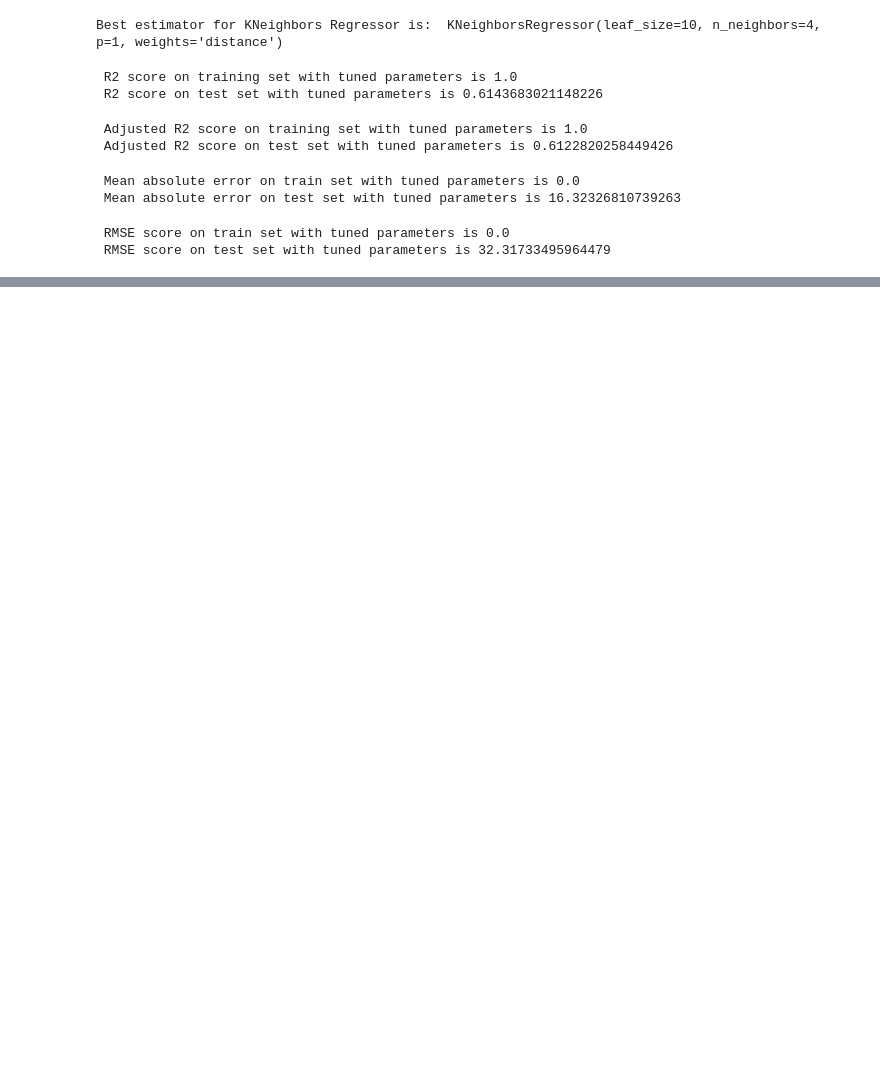
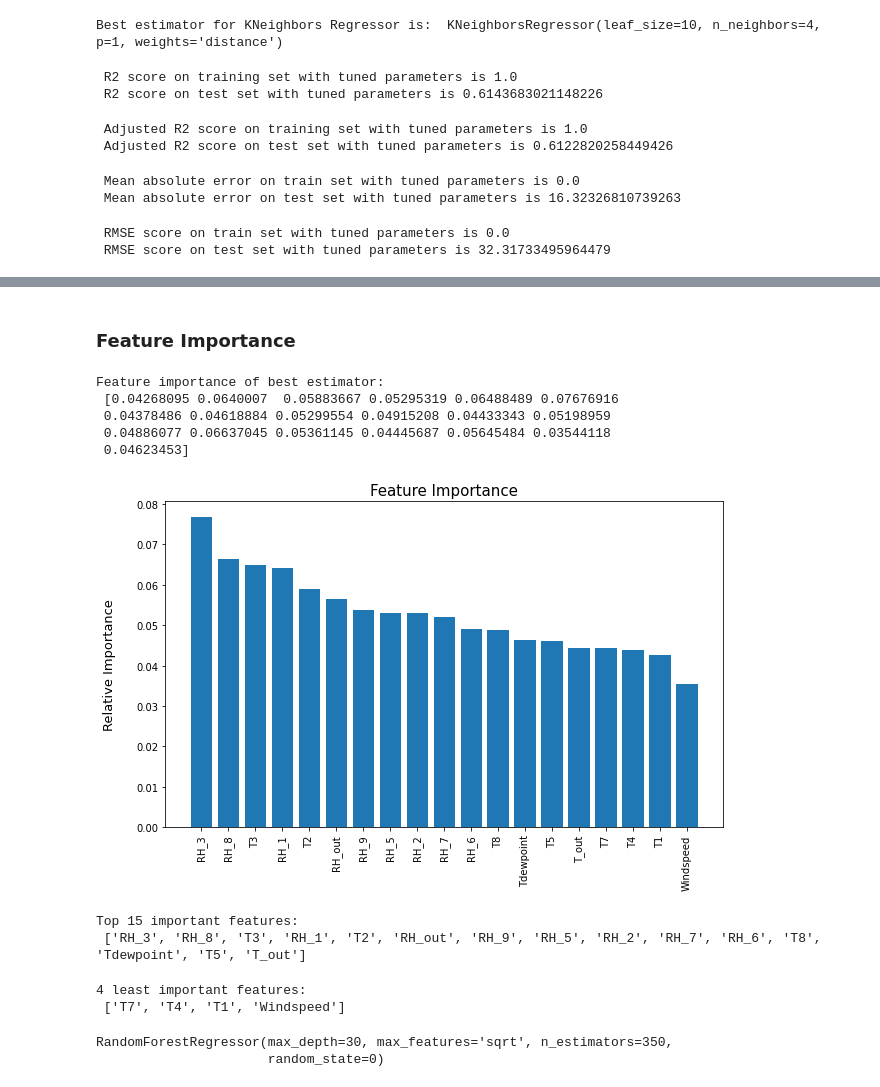
Before and after one commit to Akshadanair/Appliances-Energy-Prediction, a Jupyter notebook: Appliances_Energy_Prediction.ipynb, the cells around one changed output, grey strips where cells are left out. Cells and saved outputs as stored; diff of their text form; code cells hidden in the pictures; blank space fills up the shorter version.

```diff
--- a/Appliances_Energy_Prediction.ipynb
+++ b/Appliances_Energy_Prediction.ipynb
@@ -1008,0 +1012,12 @@ Inference:
+# %%
+rfr = RandomForestRegressor(random_state = 0)
+
+#Parameter Grid
+param_grid_rfr = {'n_estimators' : [200, 250, 300, 350],
+                  'max_depth' : [30, 50, 80, 100],
+                  'max_features' : ['auto', 'sqrt', 'log2']
+                  }
+
+#Instantiate the grid search model
+rfr_cv = GridSearchCV(estimator = rfr, param_grid = param_grid_rfr, cv = 5, n_jobs = -1)
+rfr_cv.fit(X_train, y_train)
@@ -1008,0 +1090,51 @@ Inference:
+# %% [markdown]
+### **Feature Importance**
+# %%
+#Printing feature importance of best estimator
+print("Feature importance of best estimator: \n", rfr_cv.best_estimator_.feature_importances_)
+# %% [output]
+Feature importance of best estimator:
+ [0.04268095 0.0640007  0.05883667 0.05295319 0.06488489 0.07676916
+ 0.04378486 0.04618884 0.05299554 0.04915208 0.04433343 0.05198959
+ 0.04886077 0.06637045 0.05361145 0.04445687 0.05645484 0.03544118
+ 0.04623453]
+# %%
+#Bar chart for feature importance
+
+importances = rfr_cv.best_estimator_.feature_importances_
+
+#Returning the index of sorted array (importances)
+indices = np.argsort(importances)[::-1]
+
+#Creating a list of features name
+names = [X_train.columns[i] for i in indices]
+
+#Create plot
+plt.figure(figsize = (10,6))
+
+#Create plot title
+plt.title("Feature Importance", fontsize = 15)
+
+#Add bars
+plt.bar(range(X_train.shape[1]), importances[indices])
+
+#Add feature names as x-axis labels
+plt.xticks(range(X_train.shape[1]), names, rotation=90)
+plt.ylabel('Relative Importance', labelpad = 20, fontsize = 13)
+
+#Show plot
+plt.show()
+# %% [output]
+[figure, added]
+# %%
+#Get top 15 important features
+print("Top 15 important features: \n", names[0:15])
+# %% [output]
+Top 15 important features:
+ ['RH_3', 'RH_8', 'T3', 'RH_1', 'T2', 'RH_out', 'RH_9', 'RH_5', 'RH_2', 'RH_7', 'RH_6', 'T8', 'Tdewpoint', 'T5', 'T_out']
+# %%
+#Get 4 least important feature
+print("4 least important features: \n", names[-4:])
+# %% [output]
+4 least important features:
+ ['T7', 'T4', 'T1', 'Windspeed']
@@ -1008,0 +1145,7 @@ Inference:
+# %%
+#Clone the GridSearch model with its parameter and fit on reduced dataset
+cloned_model_rfr = clone(rfr_cv.best_estimator_)
+cloned_model_rfr.fit(train_imp_feature_rfr, y_train)
+# %% [output]
+RandomForestRegressor(max_depth=30, max_features='sqrt', n_estimators=350,
+                      random_state=0)
```
Also changed, not shown: parts of 45 cells of this notebook.
